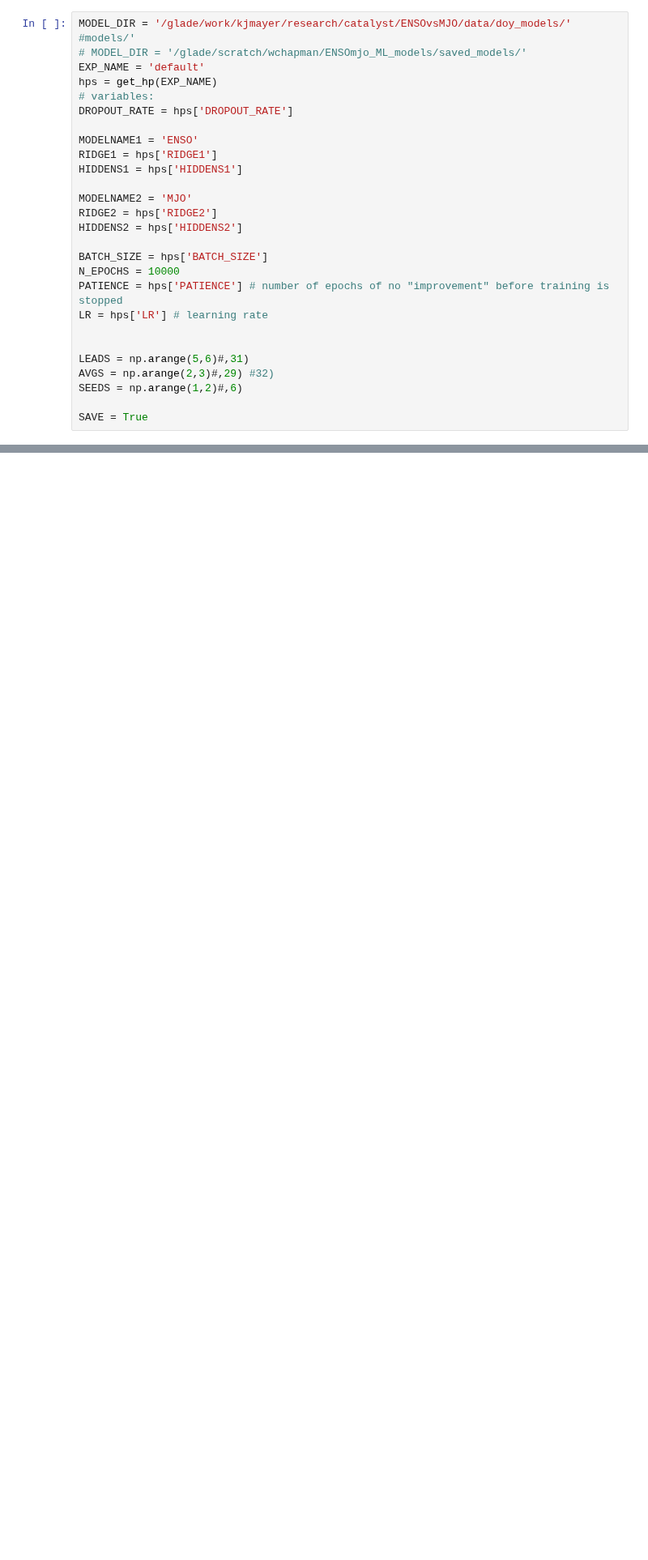
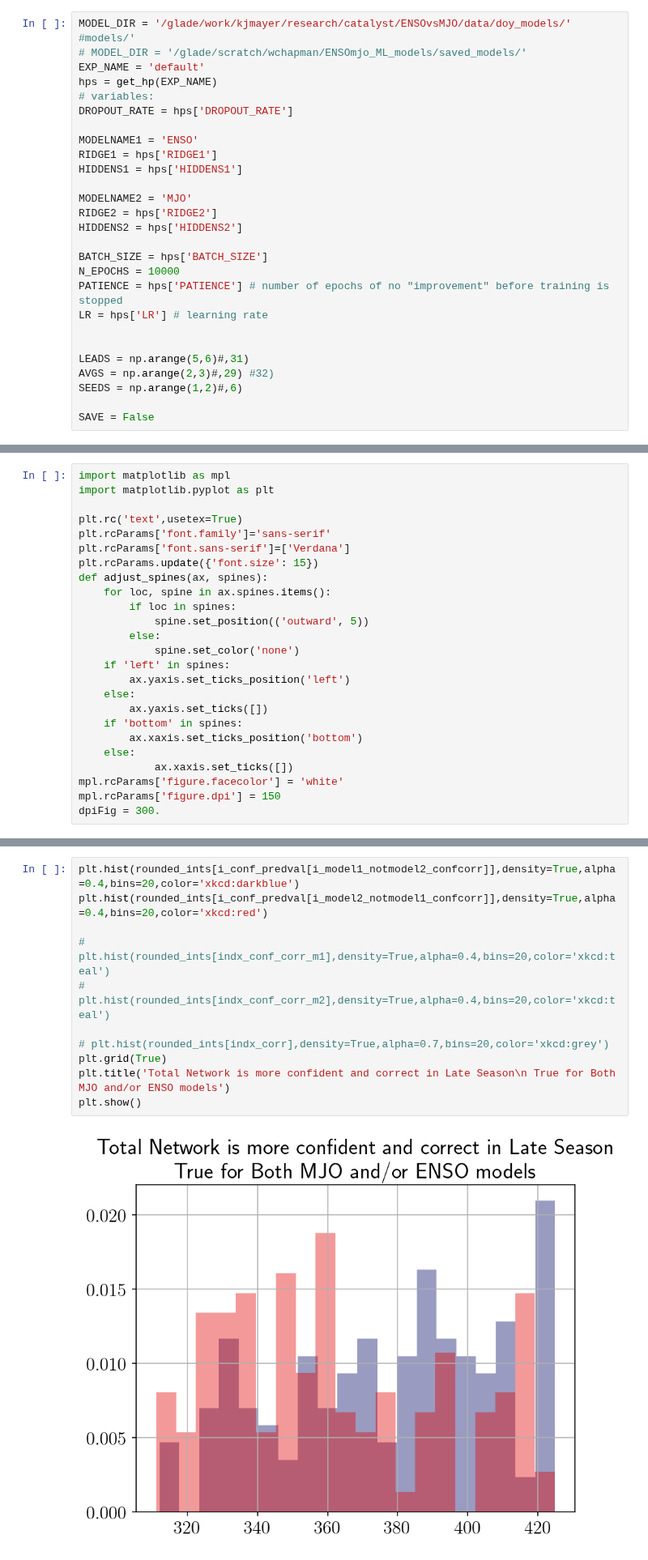
Before and after one commit to kjmayer/ENSOvsMJO, a Jupyter notebook: interpret/interpret-doy.ipynb, the cells around one changed output, grey strips where cells are left out. Shown at 81% size. Saved outputs shown, nothing was run; the diff lists cells and outputs as text; blank space fills up the shorter version.

```diff
--- a/interpret/interpret-doy.ipynb
+++ b/interpret/interpret-doy.ipynb
@@ -79,4 +100,4 @@ LEADS = np.arange(5,6)#,31)
 AVGS = np.arange(2,3)#,29) #32)
 SEEDS = np.arange(1,2)#,6)
 
-SAVE = True
+SAVE = False
@@ -204,0 +613,25 @@ vals_doy_test = (vals_doy_test-np.mean(vals_doy_test))/np.std(vals_doy_test)
+# %%
+import matplotlib as mpl
+import matplotlib.pyplot as plt
+
+plt.rc('text',usetex=True)
+plt.rcParams['font.family']='sans-serif'
+plt.rcParams['font.sans-serif']=['Verdana']
+plt.rcParams.update({'font.size': 15})
+def adjust_spines(ax, spines):
+    for loc, spine in ax.spines.items():
+        if loc in spines:
+            spine.set_position(('outward', 5))
+        else:
+            spine.set_color('none')
+    if 'left' in spines:
+        ax.yaxis.set_ticks_position('left')
+    else:
+        ax.yaxis.set_ticks([])
+    if 'bottom' in spines:
+        ax.xaxis.set_ticks_position('bottom')
+    else:
+            ax.xaxis.set_ticks([])
+mpl.rcParams['figure.facecolor'] = 'white'
+mpl.rcParams['figure.dpi'] = 150
+dpiFig = 300.
@@ -204,0 +673,13 @@ vals_doy_test = (vals_doy_test-np.mean(vals_doy_test))/np.std(vals_doy_test)
+# %%
+plt.hist(rounded_ints[i_conf_predval[i_model1_notmodel2_confcorr]],density=True,alpha=0.4,bins=20,color='xkcd:darkblue')
+plt.hist(rounded_ints[i_conf_predval[i_model2_notmodel1_confcorr]],density=True,alpha=0.4,bins=20,color='xkcd:red')
+
+# plt.hist(rounded_ints[indx_conf_corr_m1],density=True,alpha=0.4,bins=20,color='xkcd:teal')
+# plt.hist(rounded_ints[indx_conf_corr_m2],density=True,alpha=0.4,bins=20,color='xkcd:teal')
+
+# plt.hist(rounded_ints[indx_corr],density=True,alpha=0.7,bins=20,color='xkcd:grey')
+plt.grid(True)
+plt.title('Total Network is more confident and correct in Late Season\n True for Both MJO and/or ENSO models')
+plt.show()
+# %% [output]
+[figure, added]
```
Also changed, not shown: parts of 12 cells of this notebook, 2 other files.
